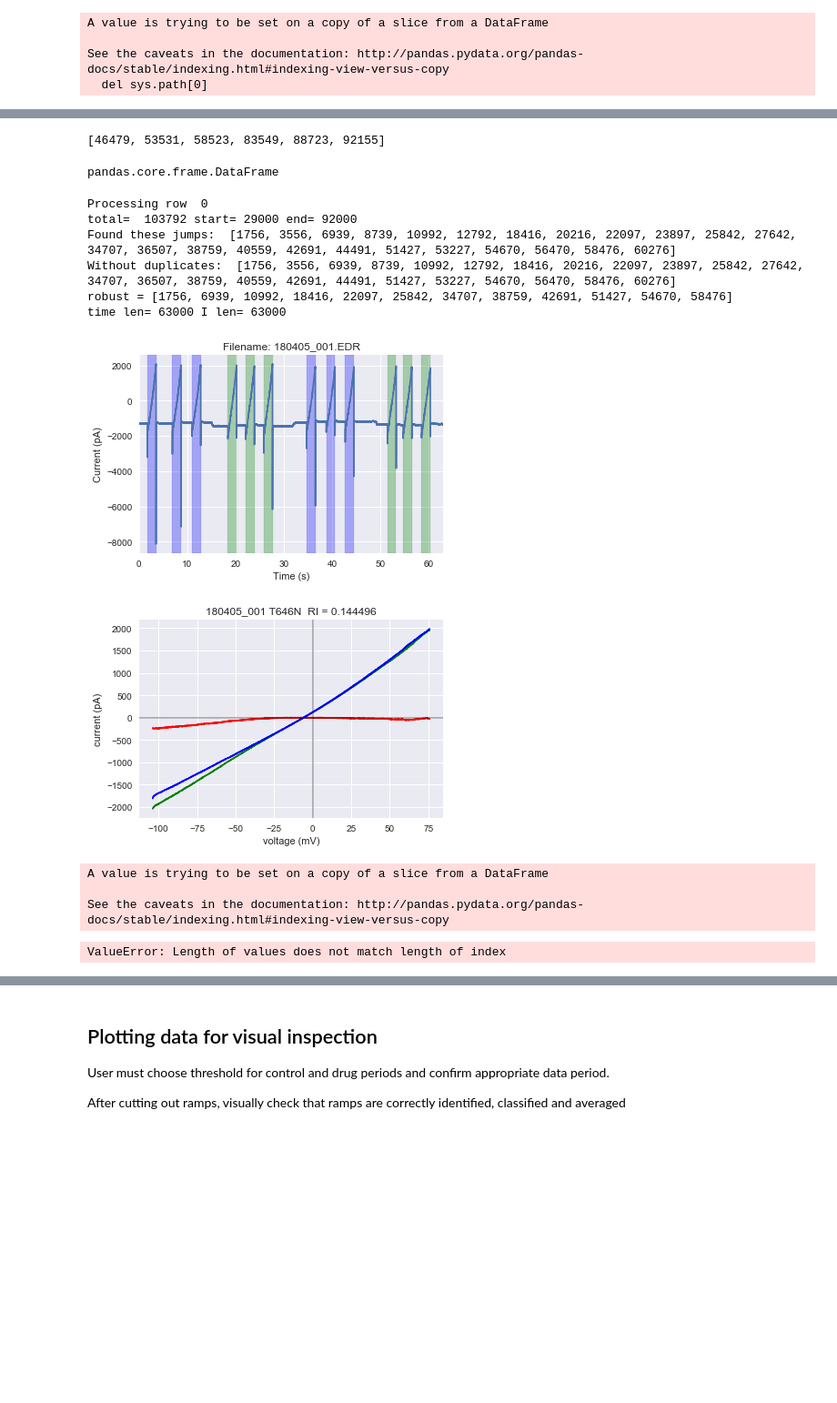
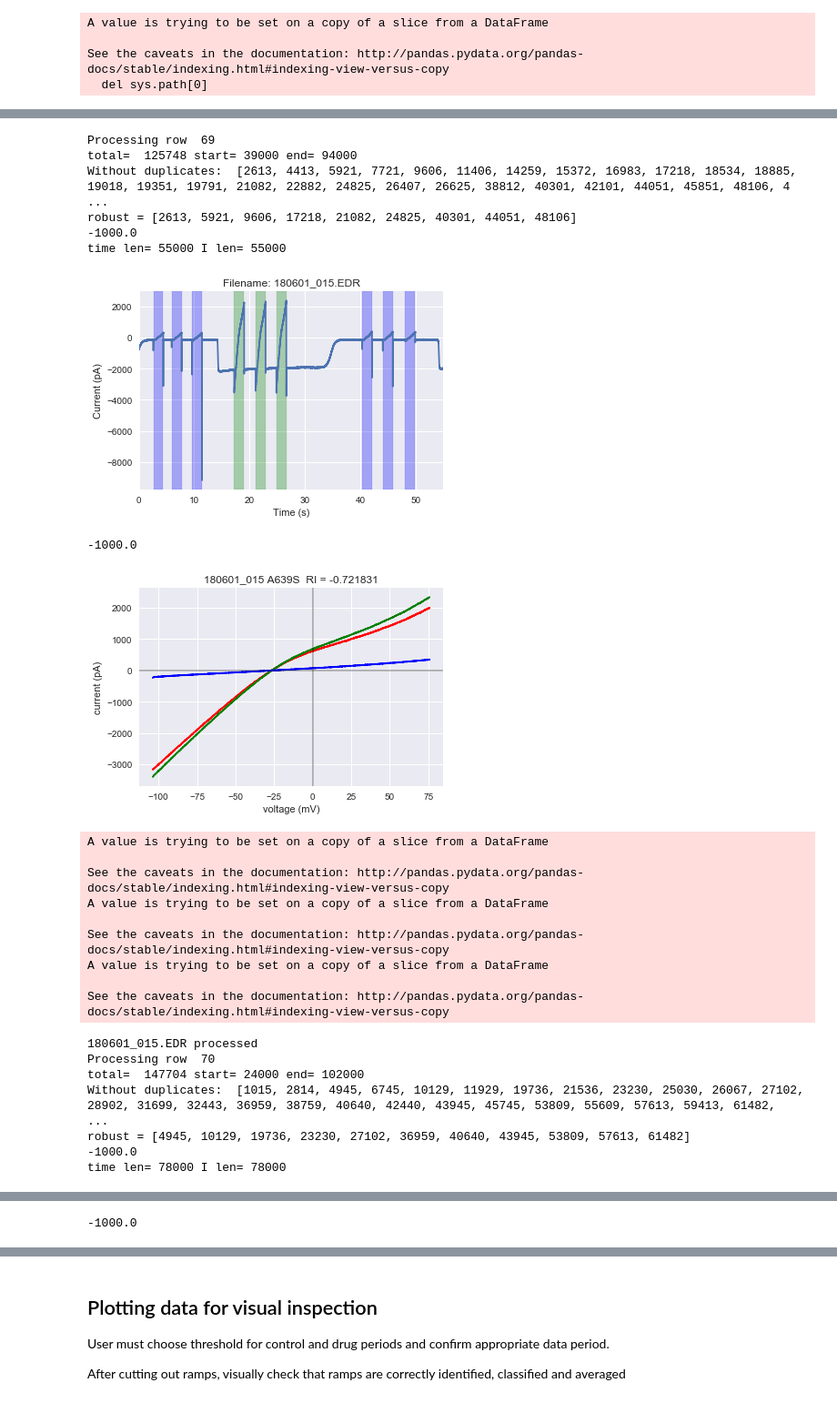
Before and after one commit to KullmannLab/AMPA_Synaptopathies, a Jupyter notebook: AMPAtraceProcessing_May9.ipynb, the cells around one changed output, grey strips where cells are left out. Shown: that part at 91% size. Saved outputs shown, nothing was run; the diff lists cells and outputs as text; code cells hidden in the pictures; blank space fills up the shorter version.

Commit message:
Single cell processing improved. Original batch processing works for all new data

```diff
--- a/AMPAtraceProcessing_May9.ipynb
+++ b/AMPAtraceProcessing_May9.ipynb
@@ -31,6 +31,8 @@ ramps_df = pd.merge(ramps_df, summary_df[['Mutant', 'File']], how='inner', on='F
 # ramps_df.sort_values('Mutant', inplace=True) # Do this for graphing
 ramps_df.reset_index(drop=True, inplace=True)
 
+ramps_df['Analysis_start']=ramps_df['Analysis_start'].replace(0, 1) #functions require -1s before start
+
 # Note: ramps threshold here refers to classifying a ramp as control or drug, not identifying ramps
 # %% [output]
 A value is trying to be set on a copy of a slice from a DataFrame
@@ -50,7 +48,7 @@ ramps_df.head()
 # %%
-'''
+
 class Cell:
-    Loads the data for one cell, as defined in the summary dataframe
+    '''Loads the data for one cell, as defined in the summary dataframe'''
     def __init__(self, filepath, df, row):
         start_ms = int(df['Analysis_start'][row]-1)*1000
         end_ms = int(df['Analysis_end'][row]+2)*1000
@@ -58,16 +56,17 @@ class Cell:
         seg = r.read_segment(lazy=False, cascade=True,)
         I = seg.analogsignals[0]
         self.I = I[start_ms:end_ms]
-        if end_ms > len(I):
+        if end_ms > len(I):  #keep in mind that I and self.I are different
             end_ms = len(I)
         print('total= ' , len(I), 'start=', start_ms, 'end=', end_ms)
         time = seg.analogsignals[0].times # warning: this can extend beyond the length of the recording;
         # can lead to len(t) > len(I)
         self.time = time[0:(end_ms - start_ms)] # In case the I is shorter than specified; need to keep t the same
-'''
+
 
 # This is more flexible not being a class: just use a function and return 2 values (I and t).
 # That allows the inputs to just be passed independent of the class (which requires you to call the df)
+
 
 def read_currentTime_batch(filepath, df, row):
     '''Returns time and current from WinEDR file, trimming the file according to df. Units are extracted; use .values if necessary'''
@@ -77,7 +76,8 @@ def read_currentTime_batch(filepath, df, row):
     seg = r.read_segment(lazy=False, cascade=True,)
     I = seg.analogsignals[0]
     I = I[start_ms:end_ms]
-    if end_ms > len(I):
+    print('total= ' , len(I), 'start=', start_ms, 'end=', end_ms)
+    if (end_ms - start_ms) > len(I):
         end_ms = len(I)
     time = seg.analogsignals[0].times # warning: this can extend beyond the length of the recording;
     # can lead to len(t) > len(I)
@@ -177,52 +203,64 @@ save_ramp_data(filename, I, time, subtracted, c_ramp_starts, d_ramp_starts)
-# %%
-d_ramp_starts
-# %% [output]
-[46479, 53531, 58523, 83549, 88723, 92155]
-# %%
-type(pd.DataFrame(subtracted))
-# %% [output]
-pandas.core.frame.DataFrame
 # %%
 # This needs refactoring
 # Break into Process Cell independent of Batch process
 # Also need to export subtracted ramp values as a csv for each cell
 
 def batch_process(df=ramps_df, jump_threshold=50):
     df['RI'] = ''
-    for row in range(0, len(df)): #len(df)
+    df['40mV I'] = ''
+    df['-70mV I'] = ''
+    for row in range(69, len(df)): #len(df)
         print('Processing row ', row)
         filename = df['File'][row] + '.EDR'
         filepath = 'C:\\Users\\cdixon\\Documents\\DataSynaptopathies\\2018\\Glu\\' + filename
+
         cell = Cell(filepath, df, row)
+
         jumps = find_jumps(data=cell.I, threshold=jump_threshold)
         ramp_starts = ramp_start_robust(jumps)
         print('robust =', ramp_starts)
         drug_threshold = df['ramp threshold'][row]
         c_ramp_starts, d_ramp_starts = control_or_drug(cell.I, drug_threshold, ramp_starts) #this is not changing for the iterator
         print ('time len=', len(cell.time), 'I len=', len(cell.I))
         plot_trace(cell.time, cell.I, filename, c_ramp_starts, d_ramp_starts)
         subtracted = subtracted_ramp(cell.I, ramp_starts, drug_threshold)
-        RI = rectification(subtracted) #
+        RI, pos, neg = rectification(subtracted) #
         graph_final_ramps(cell.I, df['File'][row], df['Mutant'][row], subtracted, c_ramp_starts, d_ramp_starts, RI)#Is this really graphing new data???
         df['RI'][row] = RI
+        df['40mV I'][row] = pos
+        df['-70mV I'][row] = neg
+        save_ramp_data(filename, cell.I, cell.time, subtracted, c_ramp_starts, d_ramp_starts)
         print(filename, 'processed')
     df.to_excel('ramps_results.xlsx')
 
 batch_process()
 
 # Change the graph so that it still saves, but also outputs to a plt matrix (len(files)) then saves that as pdf.
 # Make the data reader slice based on the specification file
 #robust segment finder sometimes finds 2 overlapping segments. Need to skip more data points?
 # %% [output]
-Processing row  0
-total=  103792 start= 29000 end= 92000
-Found these jumps:  [1756, 3556, 6939, 8739, 10992, 12792, 18416, 20216, 22097, 23897, 25842, 27642, 34707, 36507, 38759, 40559, 42691, 44491, 51427, 53227, 54670, 56470, 58476, 60276]
-Without duplicates:  [1756, 3556, 6939, 8739, 10992, 12792, 18416, 20216, 22097, 23897, 25842, 27642, 34707, 36507, 38759, 40559, 42691, 44491, 51427, 53227, 54670, 56470, 58476, 60276]
-robust = [1756, 6939, 10992, 18416, 22097, 25842, 34707, 38759, 42691, 51427, 54670, 58476]
-time len= 63000 I len= 63000
+Processing row  69
+total=  125748 start= 39000 end= 94000
+Without duplicates:  [2613, 4413, 5921, 7721, 9606, 11406, 14259, 15372, 16983, 17218, 18534, 18885, 19018, 19351, 19791, 21082, 22882, 24825, 26407, 26625, 38812, 40301, 42101, 44051, 45851, 48106, 4 ...
+robust = [2613, 5921, 9606, 17218, 21082, 24825, 40301, 44051, 48106]
+-1000.0
+time len= 55000 I len= 55000
-[figure, old version]
+[figure, new version]
+-1000.0
-[figure, old version]
+[figure, new version]
-A value is trying to be set on a copy of a slice from a DataFrame
-
-See the caveats in the documentation: http://pandas.pydata.org/pandas-docs/stable/indexing.html#indexing-view-versus-copy
-ValueError: Length of values does not match length of index
+A value is trying to be set on a copy of a slice from a DataFrame
+
+See the caveats in the documentation: http://pandas.pydata.org/pandas-docs/stable/indexing.html#indexing-view-versus-copy
+A value is trying to be set on a copy of a slice from a DataFrame
+
+See the caveats in the documentation: http://pandas.pydata.org/pandas-docs/stable/indexing.html#indexing-view-versus-copy
+A value is trying to be set on a copy of a slice from a DataFrame
+
+See the caveats in the documentation: http://pandas.pydata.org/pandas-docs/stable/indexing.html#indexing-view-versus-copy
+180601_015.EDR processed
+Processing row  70
+total=  147704 start= 24000 end= 102000
+Without duplicates:  [1015, 2814, 4945, 6745, 10129, 11929, 19736, 21536, 23230, 25030, 26067, 27102, 28902, 31699, 32443, 36959, 38759, 40640, 42440, 43945, 45745, 53809, 55609, 57613, 59413, 61482,  ...
+robust = [4945, 10129, 19736, 23230, 27102, 36959, 40640, 43945, 53809, 57613, 61482]
+-1000.0
+time len= 78000 I len= 78000
@@ -228,0 +268 @@ ValueError: Length of values does not match length of index
+-1000.0
```
Also changed, not shown: parts of 23 cells of this notebook.
